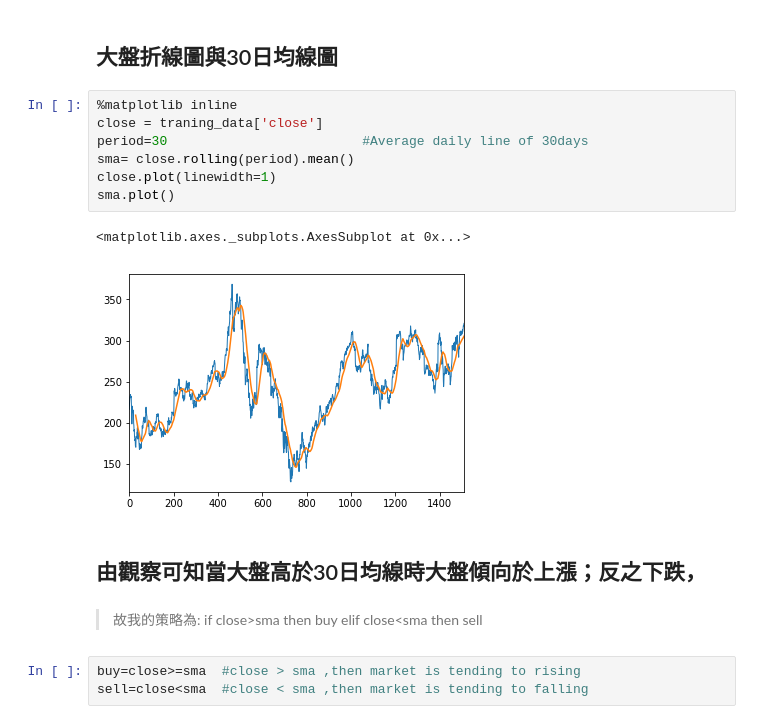
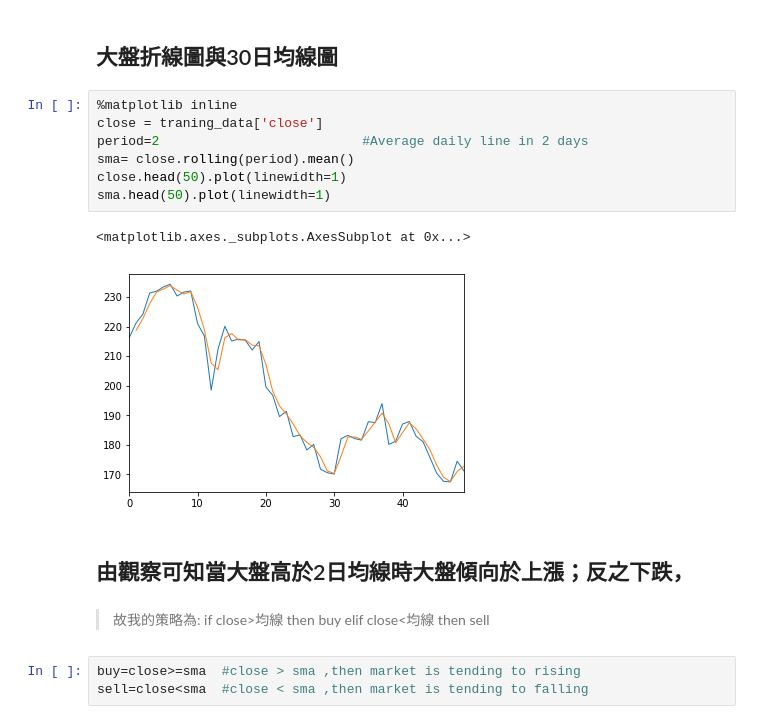
Before and after one commit to baker12355/Autotrading, a Jupyter notebook: HW1.ipynb, the cells around one changed output. Cells and saved outputs as stored; diff of their text form.

```diff
--- a/HW1.ipynb
+++ b/HW1.ipynb
@@ -21,19 +21,19 @@ traning_data.head()
 # %%
 %matplotlib inline
 close = traning_data['close']
-period=30                         #Average daily line of 30days
+period=2                          #Average daily line in 2 days
 sma= close.rolling(period).mean()
-close.plot(linewidth=1)
-sma.plot()
+close.head(50).plot(linewidth=1)
+sma.head(50).plot(linewidth=1)
 # %% [output]
 <matplotlib.axes._subplots.AxesSubplot at 0x...>
-[figure, old version]
+[figure, new version]
 # %% [markdown]
-## 由觀察可知當大盤高於30日均線時大盤傾向於上漲；反之下跌，
+## 由觀察可知當大盤高於2日均線時大盤傾向於上漲；反之下跌，
 # %% [markdown]
 >故我的策略為:
->if     close>sma  then buy
->elif   close<sma  then sell
+>if     close>均線  then buy
+>elif   close<均線  then sell
 # %%
 buy=close>=sma  #close > sma ,then market is tending to rising
 sell=close<sma  #close < sma ,then market is tending to falling
```
Also changed, not shown: parts of 3 cells of this notebook, 1 other file.
